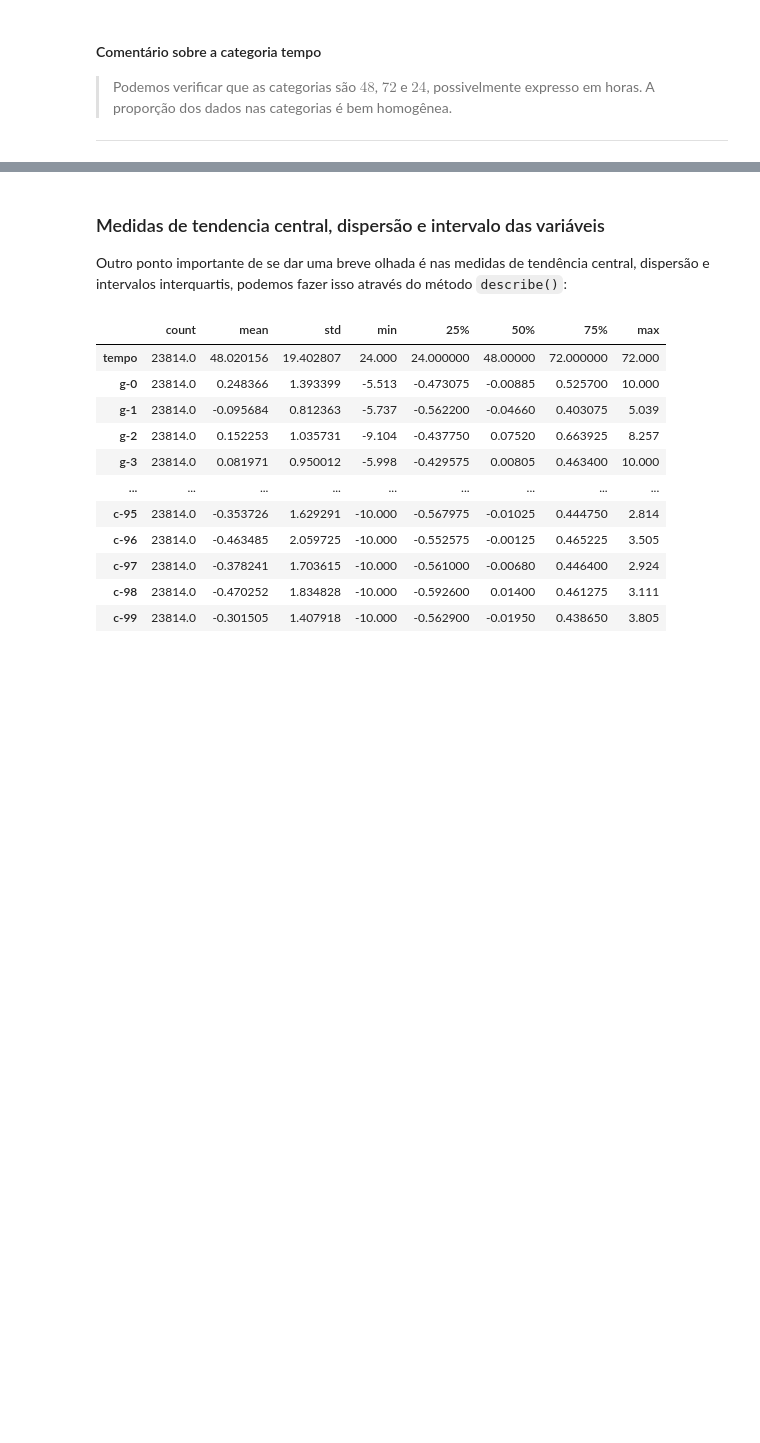
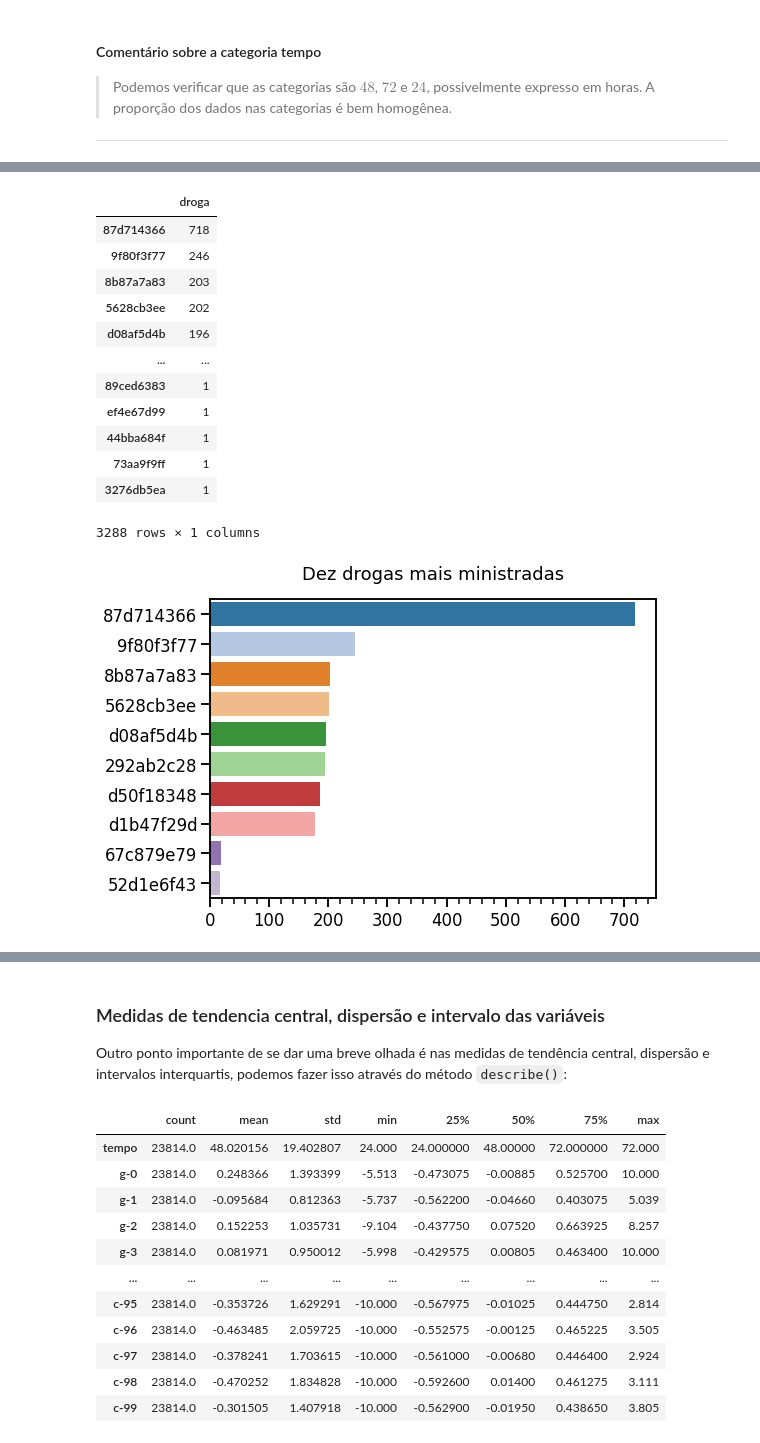
Before and after one commit to ConradBitt/imersao_dados_3ed, a Jupyter notebook: Notebook_Imersão_Dados_3ª_ED.ipynb, the cells around one changed output, grey strips where cells are left out. Saved outputs shown, nothing was run; the diff lists cells and outputs as text; code cells hidden in the pictures; blank space fills up the shorter version.

```diff
--- a/Notebook_Imersão_Dados_3ª_ED.ipynb
+++ b/Notebook_Imersão_Dados_3ª_ED.ipynb
@@ -120,0 +128,28 @@ Name: tempo, dtype: float64
+# %%
+drogas_ministradas = experimentos.query('tratamento == "com_droga"')['droga'].value_counts()
+display(drogas_ministradas.to_frame())
+
+
+dez_drogas_mais_ministrada = drogas_ministradas[:10]
+
+ax = sns.barplot(x=dez_drogas_mais_ministrada.values,
+                 y=dez_drogas_mais_ministrada.index, palette='tab20')
+ax.figure.set_size_inches(8,5.5)
+ax.set_title('Dez drogas mais ministradas', pad=20)
+ax.xaxis.set_minor_locator(mpl.ticker.AutoMinorLocator())
+plt.show()
+# %% [output]
+|  | droga |
+| 87d714366 | 718 |
+| 9f80f3f77 | 246 |
+| 8b87a7a83 | 203 |
+| 5628cb3ee | 202 |
+| d08af5d4b | 196 |
+| ... | ... |
+| 89ced6383 | 1 |
+| ef4e67d99 | 1 |
+| 44bba684f | 1 |
+| 73aa9f9ff | 1 |
+| 3276db5ea | 1 |
+3288 rows × 1 columns
+[figure, added]
```
Also changed, not shown: parts of 7 cells of this notebook.
